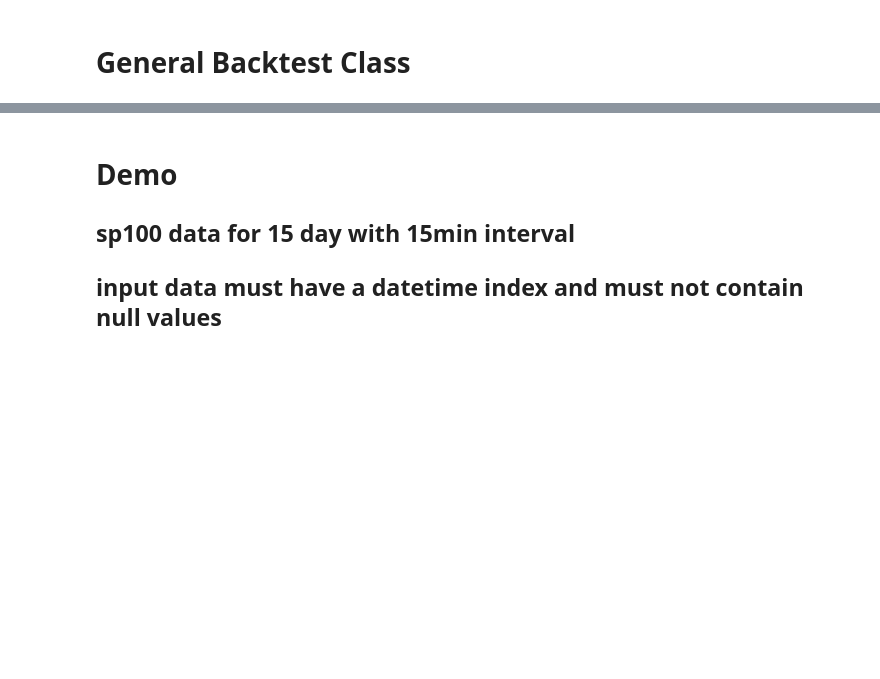
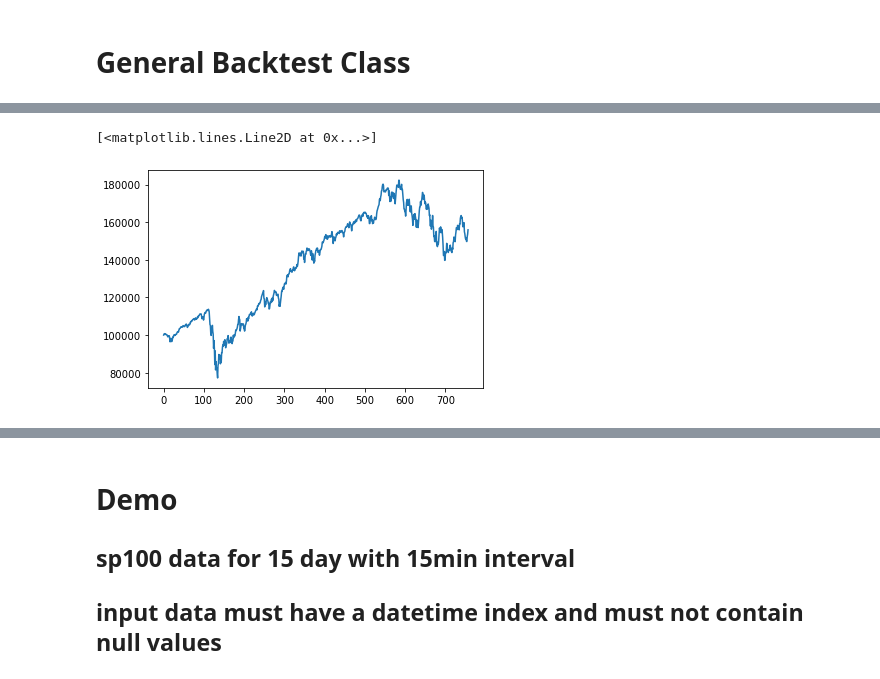
Before and after one commit to TigaJi/GeneralBacktest, a Jupyter notebook: GeneralBacktest.ipynb, the cells around one changed output, grey strips where cells are left out. Saved outputs shown, nothing was run; the diff lists cells and outputs as text; code cells hidden in the pictures; blank space fills up the shorter version.

```diff
--- a/GeneralBacktest.ipynb
+++ b/GeneralBacktest.ipynb
@@ -116 +273,6 @@ def my_strategy(ti,df,positions):
     return res
+# %%
+data = pd.read_csv("sample_data.csv",index_col = 0)
+data.index = pd.to_datetime(data.index)
+bt = Backtest(data.dropna(axis = 0),100000,BAH)
+bt.backtest()
@@ -164,0 +321,5 @@ class Position:
+# %%
+plt.plot(bt.values)
+# %% [output]
+[<matplotlib.lines.Line2D at 0x...>]
+[figure, added]
```
Also changed, not shown: parts of 22 cells of this notebook, 7 other files.
